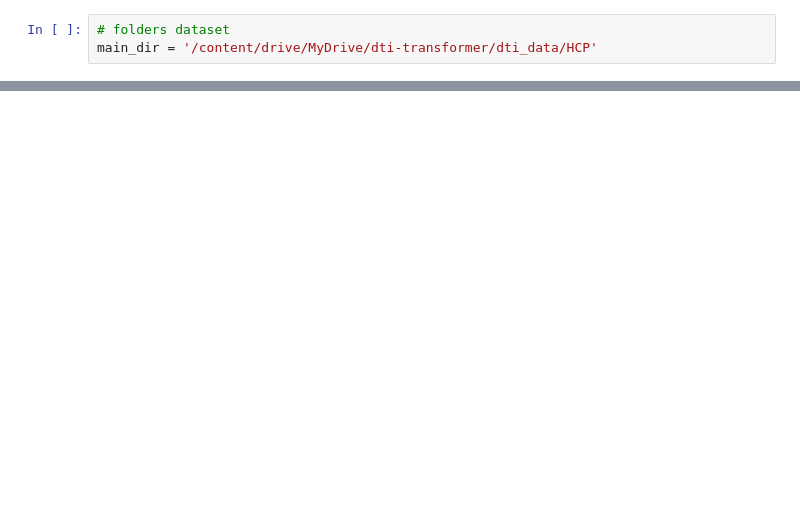
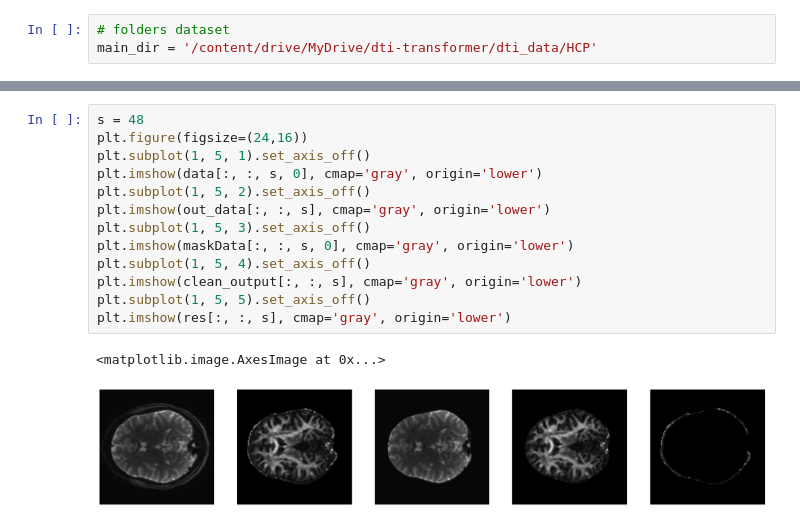
Before and after one commit to dbandala/transformer-dti, a Jupyter notebook: scripts/clean_output.ipynb, the cells around one changed output, grey strips where cells are left out. Cells and saved outputs as stored; diff of their text form; blank space fills up the shorter version.

```diff
--- a/scripts/clean_output.ipynb
+++ b/scripts/clean_output.ipynb
@@ -68,3 +60,19 @@ plt.imshow(res[:, :, s], cmap='gray', origin='lower')
+# %%
+s = 48
+plt.figure(figsize=(24,16))
+plt.subplot(1, 5, 1).set_axis_off()
+plt.imshow(data[:, :, s, 0], cmap='gray', origin='lower')
+plt.subplot(1, 5, 2).set_axis_off()
+plt.imshow(out_data[:, :, s], cmap='gray', origin='lower')
+plt.subplot(1, 5, 3).set_axis_off()
+plt.imshow(maskData[:, :, s, 0], cmap='gray', origin='lower')
+plt.subplot(1, 5, 4).set_axis_off()
+plt.imshow(clean_output[:, :, s], cmap='gray', origin='lower')
+plt.subplot(1, 5, 5).set_axis_off()
+plt.imshow(res[:, :, s], cmap='gray', origin='lower')
+# %% [output]
+<matplotlib.image.AxesImage at 0x...>
+[figure, added]
 # %%
 s = 48
 plt.figure(figsize=(24,16))
```
Also changed, not shown: parts of 14 cells of this notebook.
